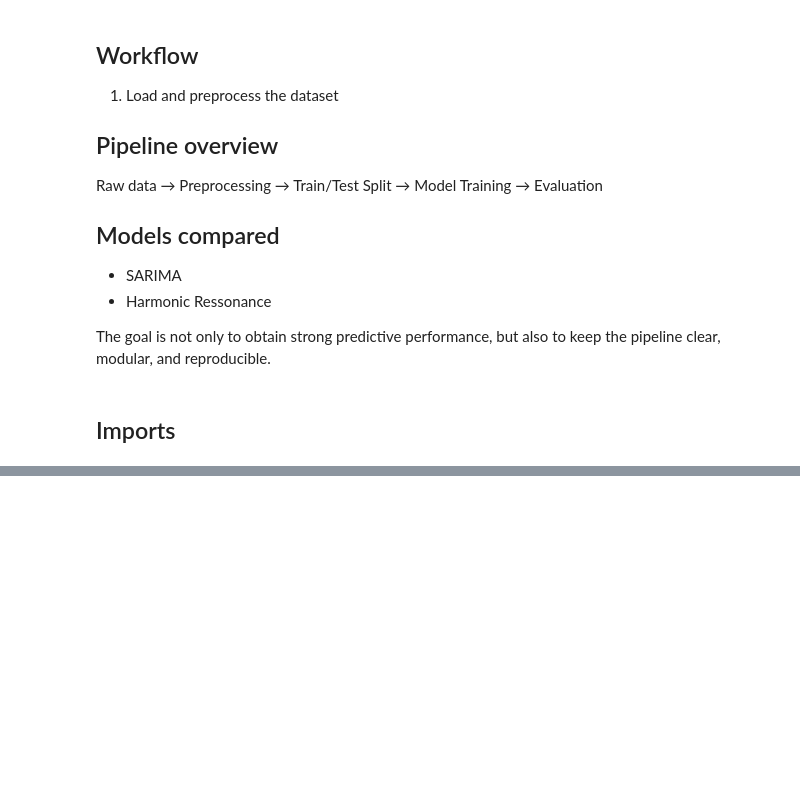
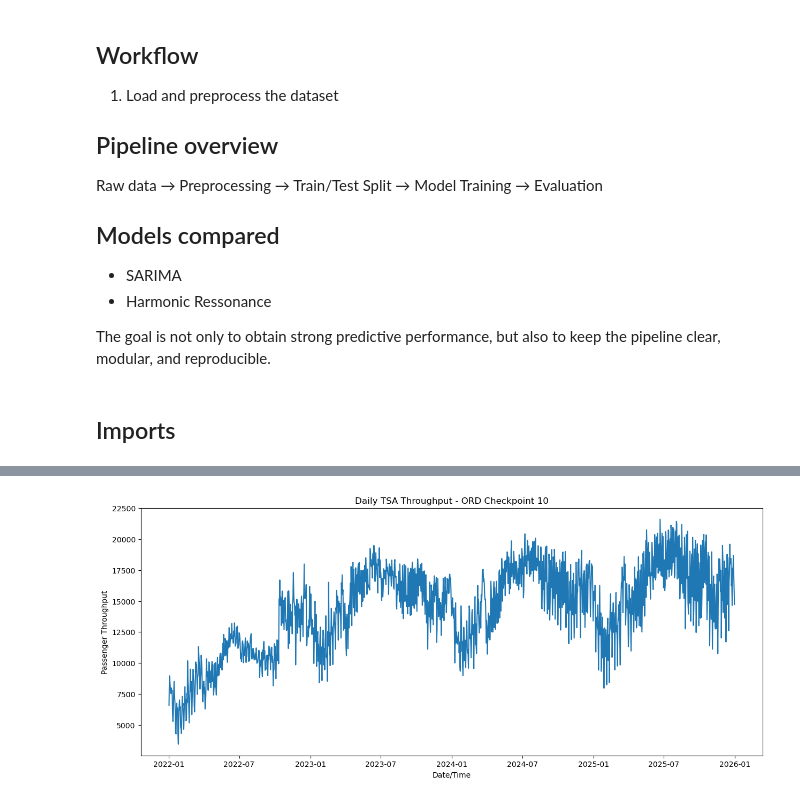
Before and after one commit to Erdos-Projects/spring-2026-busy-airports, a Jupyter notebook: busy_airports.ipynb, the cells around one changed output, grey strips where cells are left out. Cells and saved outputs as stored; diff of their text form; code cells hidden in the pictures; blank space fills up the shorter version.

```diff
--- a/busy_airports.ipynb
+++ b/busy_airports.ipynb
@@ -48,0 +82,4 @@ Raw shape: (208, 3)
+# %%
+plot_daily_by_airport_checkpoint(df, checkpoint='10', airport='ORD')
+# %% [output]
+[figure, added]
```
Also changed, not shown: parts of 6 cells of this notebook, 4 other files.
